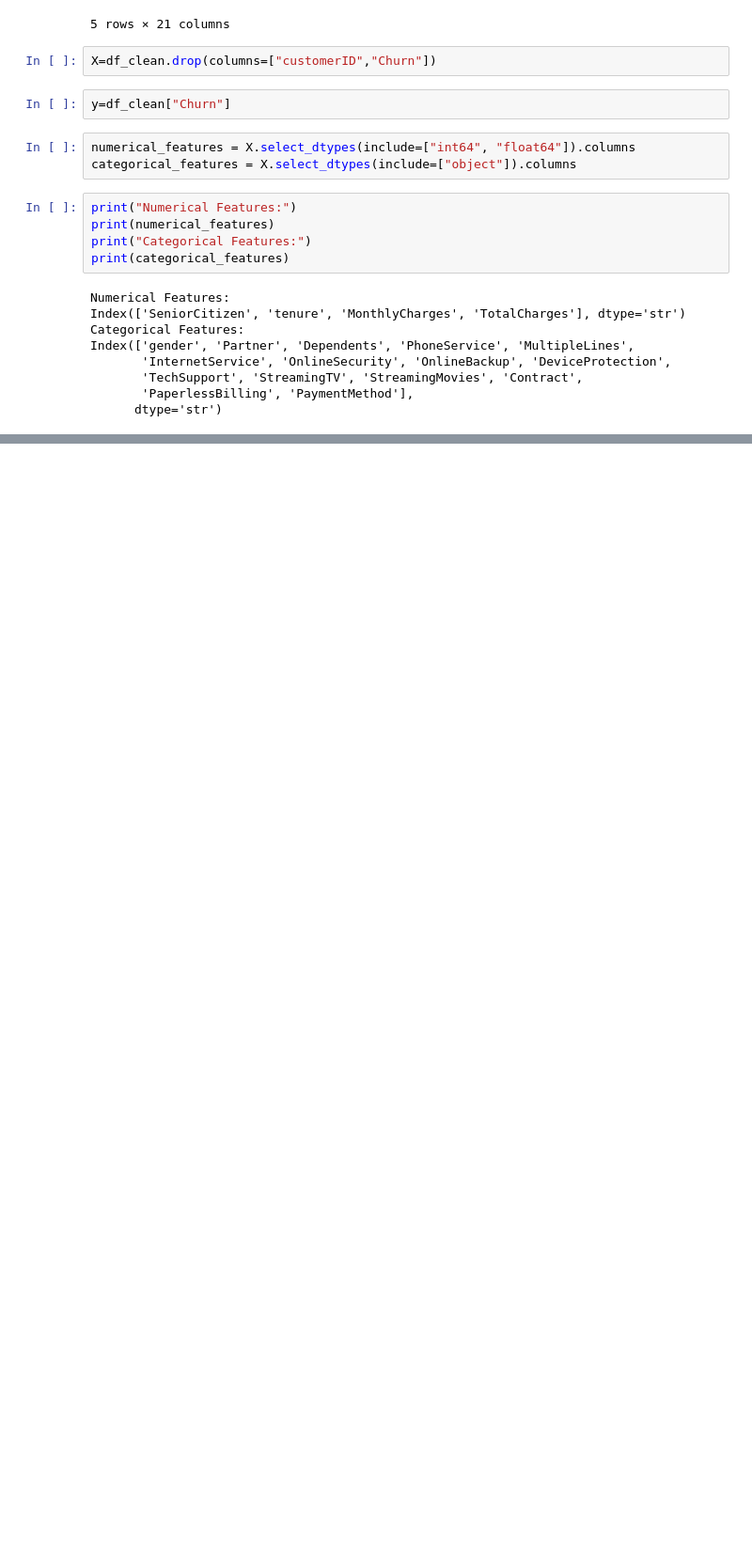
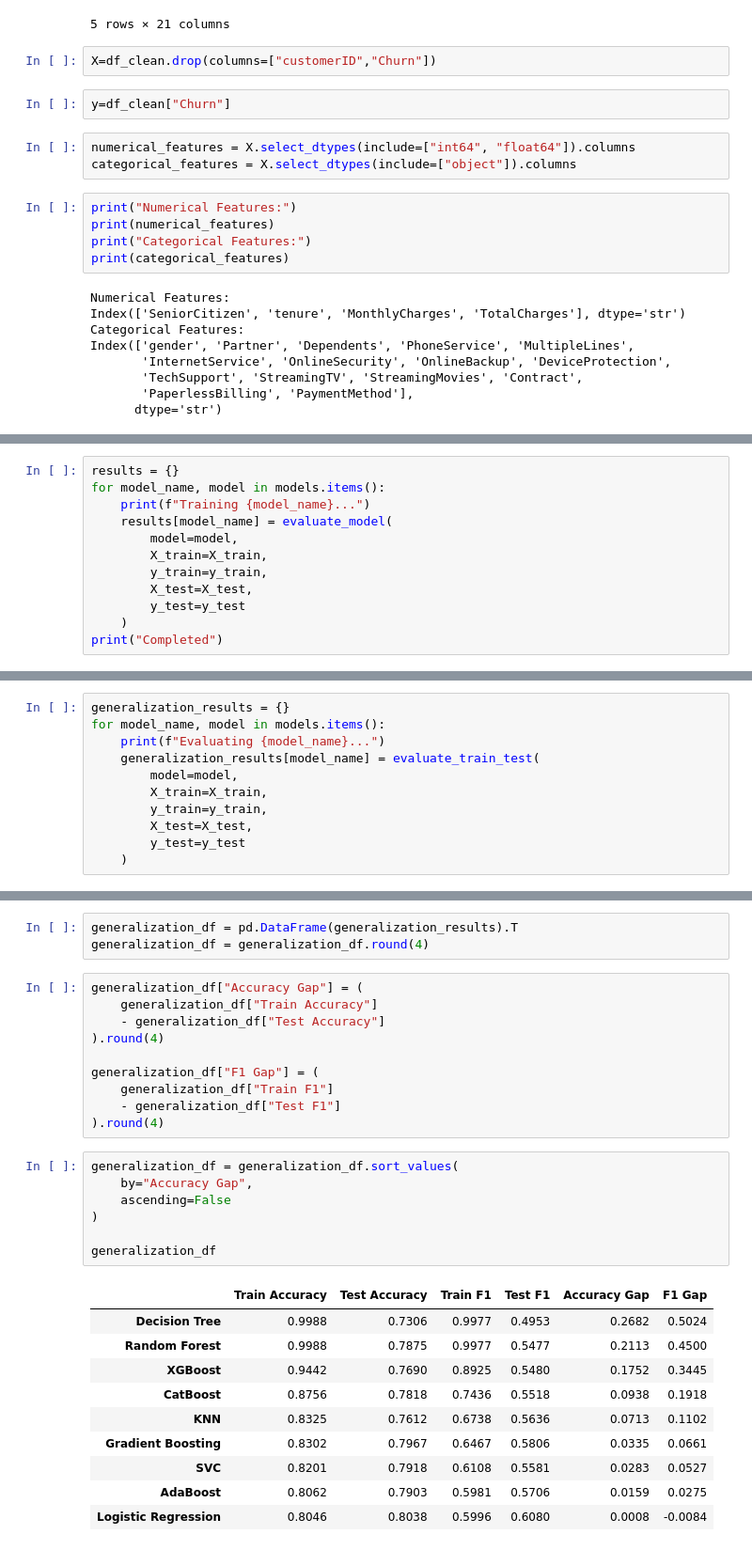
Before and after one commit to PrabalSeth07/churn, a Jupyter notebook: notebook/MODEL_TRAINING.ipynb, the cells around one changed output, grey strips where cells are left out. Shown at 94% size. Drawn from its saved outputs; the diff is of its cells as text; blank space fills up the shorter version.

```diff
--- a/notebook/MODEL_TRAINING.ipynb
+++ b/notebook/MODEL_TRAINING.ipynb
@@ -57,0 +175,12 @@ X_train, X_test, y_train, y_test = train_test_split(X,Y,test_size=0.2,random_sta
+# %%
+results = {}
+for model_name, model in models.items():
+    print(f"Training {model_name}...")
+    results[model_name] = evaluate_model(
+        model=model,
+        X_train=X_train,
+        y_train=y_train,
+        X_test=X_test,
+        y_test=y_test
+    )
+print("Completed")
@@ -57,0 +304,11 @@ X_train, X_test, y_train, y_test = train_test_split(X,Y,test_size=0.2,random_sta
+# %%
+generalization_results = {}
+for model_name, model in models.items():
+    print(f"Evaluating {model_name}...")
+    generalization_results[model_name] = evaluate_train_test(
+        model=model,
+        X_train=X_train,
+        y_train=y_train,
+        X_test=X_test,
+        y_test=y_test
+    )
@@ -57,0 +325,31 @@ X_train, X_test, y_train, y_test = train_test_split(X,Y,test_size=0.2,random_sta
+# %%
+generalization_df = pd.DataFrame(generalization_results).T
+generalization_df = generalization_df.round(4)
+# %%
+generalization_df["Accuracy Gap"] = (
+    generalization_df["Train Accuracy"]
+    - generalization_df["Test Accuracy"]
+).round(4)
+
+generalization_df["F1 Gap"] = (
+    generalization_df["Train F1"]
+    - generalization_df["Test F1"]
+).round(4)
+# %%
+generalization_df = generalization_df.sort_values(
+    by="Accuracy Gap",
+    ascending=False
+)
+
+generalization_df
+# %% [output]
+|  | Train Accuracy | Test Accuracy | Train F1 | Test F1 | Accuracy Gap | F1 Gap |
+| Decision Tree | 0.9988 | 0.7306 | 0.9977 | 0.4953 | 0.2682 | 0.5024 |
+| Random Forest | 0.9988 | 0.7875 | 0.9977 | 0.5477 | 0.2113 | 0.4500 |
+| XGBoost | 0.9442 | 0.7690 | 0.8925 | 0.5480 | 0.1752 | 0.3445 |
+| CatBoost | 0.8756 | 0.7818 | 0.7436 | 0.5518 | 0.0938 | 0.1918 |
+| KNN | 0.8325 | 0.7612 | 0.6738 | 0.5636 | 0.0713 | 0.1102 |
+| Gradient Boosting | 0.8302 | 0.7967 | 0.6467 | 0.5806 | 0.0335 | 0.0661 |
+| SVC | 0.8201 | 0.7918 | 0.6108 | 0.5581 | 0.0283 | 0.0527 |
+| AdaBoost | 0.8062 | 0.7903 | 0.5981 | 0.5706 | 0.0159 | 0.0275 |
+| Logistic Regression | 0.8046 | 0.8038 | 0.5996 | 0.6080 | 0.0008 | -0.0084 |
```
Also changed, not shown: parts of 41 cells of this notebook, 3 other files.
